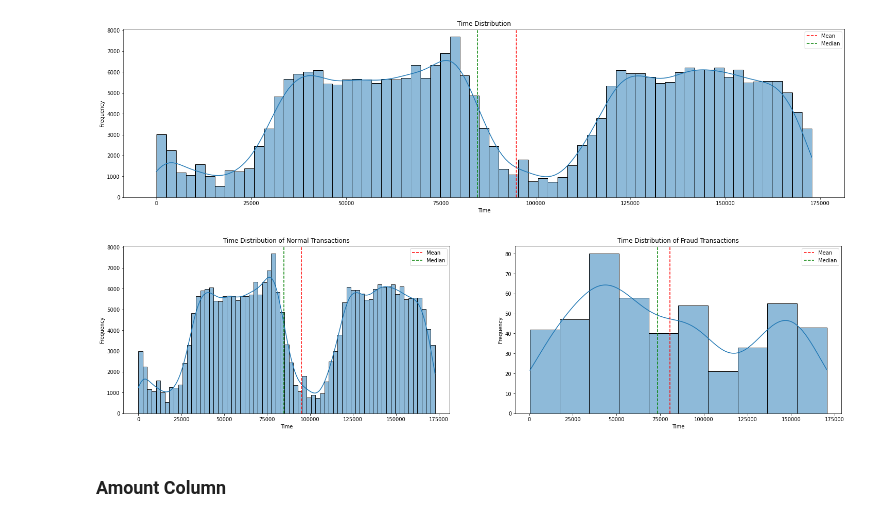
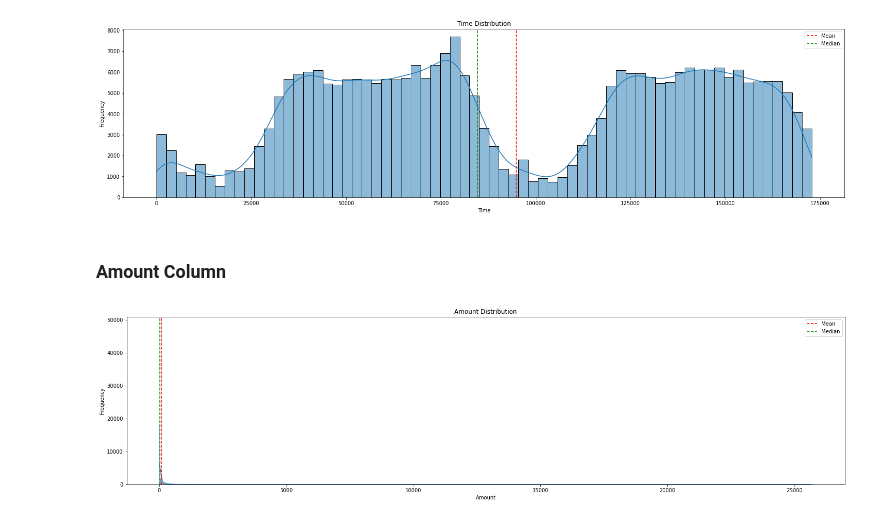
Before and after one commit to Penzragon/Credit-Card-Fraud-Detection, a Jupyter notebook: script.ipynb, the cells around one changed output. Cells and saved outputs as stored; diff of their text form; code cells hidden in the pictures.

Commit message:
Add amount EDA

```diff
--- a/script.ipynb
+++ b/script.ipynb
@@ -179,26 +179,17 @@ plt.legend()
 plt.show()
 # %% [output]
 [figure]
-# %%
-plt.figure(figsize=(25, 6))
-plt.subplot(1, 2, 1)
-sns.histplot(x='Time', data=cc[cc.Class == 0], kde=True)
-plt.axvline(cc[cc.Class == 0].Time.mean(), color='r', linestyle='--', label='Mean')
-plt.axvline(cc[cc.Class == 0].Time.median(), color='g', linestyle='--', label='Median')
-plt.title('Time Distribution of Normal Transactions')
-plt.xlabel('Time')
-plt.ylabel('Frequency')
-plt.legend()
-plt.subplot(1, 2, 2)
-sns.histplot(x='Time', data=cc[cc.Class == 1], kde=True)
-plt.axvline(cc[cc.Class == 1].Time.mean(), color='r', linestyle='--', label='Mean')
-plt.axvline(cc[cc.Class == 1].Time.median(), color='g', linestyle='--', label='Median')
-plt.title('Time Distribution of Fraud Transactions')
-plt.xlabel('Time')
-plt.ylabel('Frequency')
-plt.legend()
-plt.show()
-# %% [output]
-[figure, removed]
 # %% [markdown]
 ### Amount Column
+# %%
+plt.figure(figsize=(25, 6))
+sns.histplot(x='Amount', data=cc, kde=True)
+plt.axvline(cc.Amount.mean(), color='r', linestyle='--', label='Mean')
+plt.axvline(cc.Amount.median(), color='g', linestyle='--', label='Median')
+plt.title('Amount Distribution')
+plt.xlabel('Amount')
+plt.ylabel('Frequency')
+plt.legend()
+plt.show()
+# %% [output]
+[figure, added]
```
